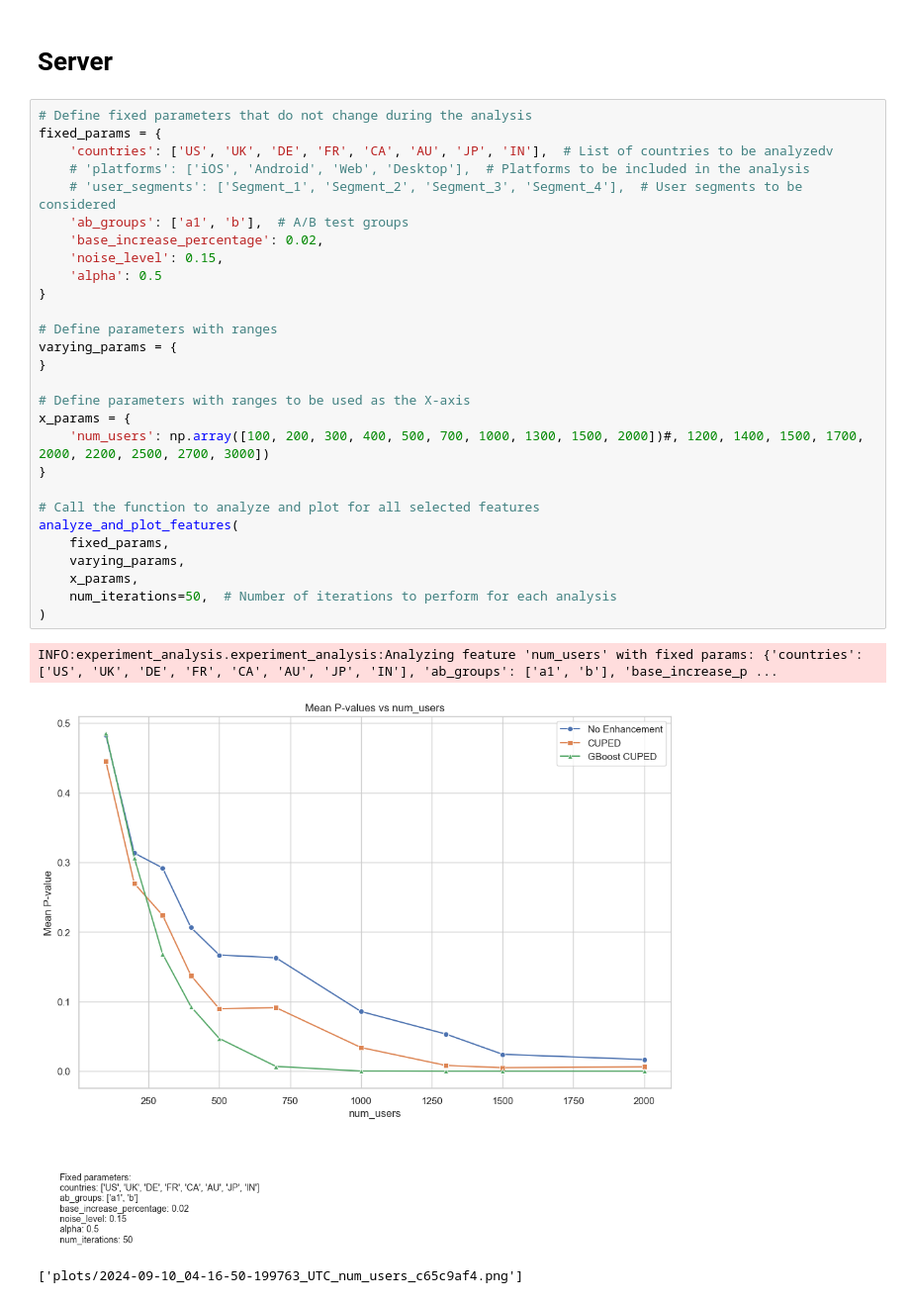
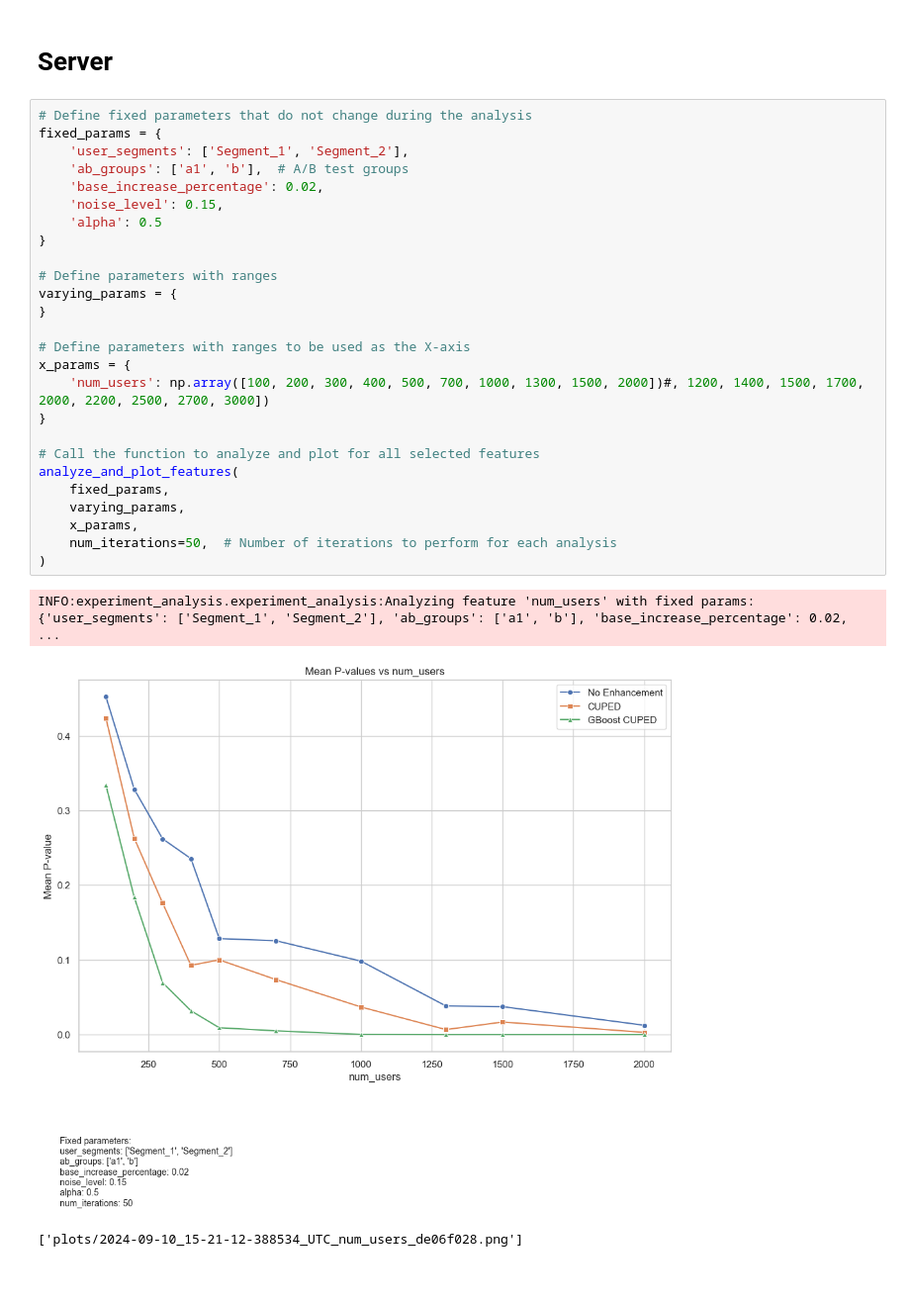
Before and after one commit to dmitry-brazhenko/ab-test-advanced-toolkit, a Jupyter notebook: examples/research-simple.ipynb, the cells around one changed output. Shown at 99% size. Saved outputs shown, nothing was run; the diff lists cells and outputs as text; blank space fills up the shorter version.

Commit message:
2 segments limit

```diff
--- a/examples/research-simple.ipynb
+++ b/examples/research-simple.ipynb
@@ -9,32 +9,30 @@ from experiment_analysis import analyze_and_plot_features
 # %%
 # Define fixed parameters that do not change during the analysis
 fixed_params = {
-    'countries': ['US', 'UK', 'DE', 'FR', 'CA', 'AU', 'JP', 'IN'],  # List of countries to be analyzedv
-    # 'platforms': ['iOS', 'Android', 'Web', 'Desktop'],  # Platforms to be included in the analysis
-    # 'user_segments': ['Segment_1', 'Segment_2', 'Segment_3', 'Segment_4'],  # User segments to be considered
+    'user_segments': ['Segment_1', 'Segment_2'],
     'ab_groups': ['a1', 'b'],  # A/B test groups
     'base_increase_percentage': 0.02,
     'noise_level': 0.15,
     'alpha': 0.5
 }
 
 # Define parameters with ranges
 varying_params = {
 }
 
 # Define parameters with ranges to be used as the X-axis
 x_params = {
     'num_users': np.array([100, 200, 300, 400, 500, 700, 1000, 1300, 1500, 2000])#, 1200, 1400, 1500, 1700, 2000, 2200, 2500, 2700, 3000])
 }
 
 # Call the function to analyze and plot for all selected features
 analyze_and_plot_features(
     fixed_params,
     varying_params,
     x_params,
     num_iterations=50,  # Number of iterations to perform for each analysis
 )
 # %% [output]
-INFO:experiment_analysis.experiment_analysis:Analyzing feature 'num_users' with fixed params: {'countries': ['US', 'UK', 'DE', 'FR', 'CA', 'AU', 'JP', 'IN'], 'ab_groups': ['a1', 'b'], 'base_increase_p ...
+INFO:experiment_analysis.experiment_analysis:Analyzing feature 'num_users' with fixed params: {'user_segments': ['Segment_1', 'Segment_2'], 'ab_groups': ['a1', 'b'], 'base_increase_percentage': 0.02,  ...
-[figure, old version]
+[figure, new version]
-['plots/2024-09-10_04-16-50-199763_UTC_num_users_c65c9af4.png']
+['plots/2024-09-10_15-21-12-388534_UTC_num_users_de06f028.png']
```
